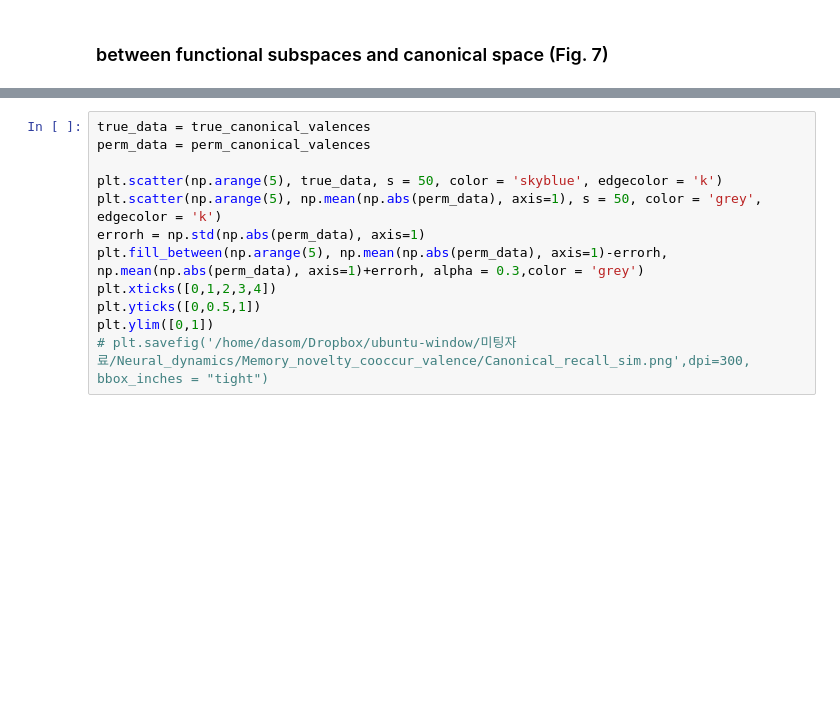
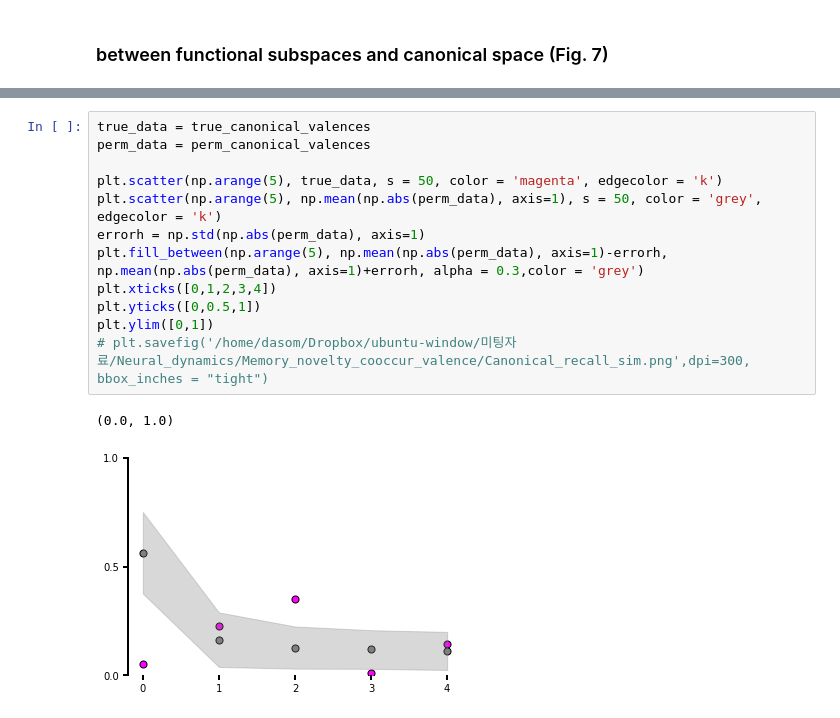
Before and after one commit to somvid/Hippocampal-subspaces, a Jupyter notebook: 2.Subspace_analysis.ipynb, the cells around one changed output, grey strips where cells are left out. Drawn from its saved outputs; the diff is of its cells as text; blank space fills up the shorter version.

```diff
--- a/2.Subspace_analysis.ipynb
+++ b/2.Subspace_analysis.ipynb
@@ -379,12 +434,15 @@ print([np.sum(np.abs(perm_canonical_retreivals[pc]) > true_canonical_retrievals[
 # %%
 true_data = true_canonical_valences
 perm_data = perm_canonical_valences
 
-plt.scatter(np.arange(5), true_data, s = 50, color = 'skyblue', edgecolor = 'k')
+plt.scatter(np.arange(5), true_data, s = 50, color = 'magenta', edgecolor = 'k')
 plt.scatter(np.arange(5), np.mean(np.abs(perm_data), axis=1), s = 50, color = 'grey', edgecolor = 'k')
 errorh = np.std(np.abs(perm_data), axis=1)
 plt.fill_between(np.arange(5), np.mean(np.abs(perm_data), axis=1)-errorh, np.mean(np.abs(perm_data), axis=1)+errorh, alpha = 0.3,color = 'grey')
 plt.xticks([0,1,2,3,4])
 plt.yticks([0,0.5,1])
 plt.ylim([0,1])
 # plt.savefig('/home/dasom/Dropbox/ubuntu-window/미팅자료/Neural_dynamics/Memory_novelty_cooccur_valence/Canonical_recall_sim.png',dpi=300, bbox_inches = "tight")
+# %% [output]
+(0.0, 1.0)
+[figure, added]
```
Also changed, not shown: parts of 14 cells of this notebook, 3 other files.
